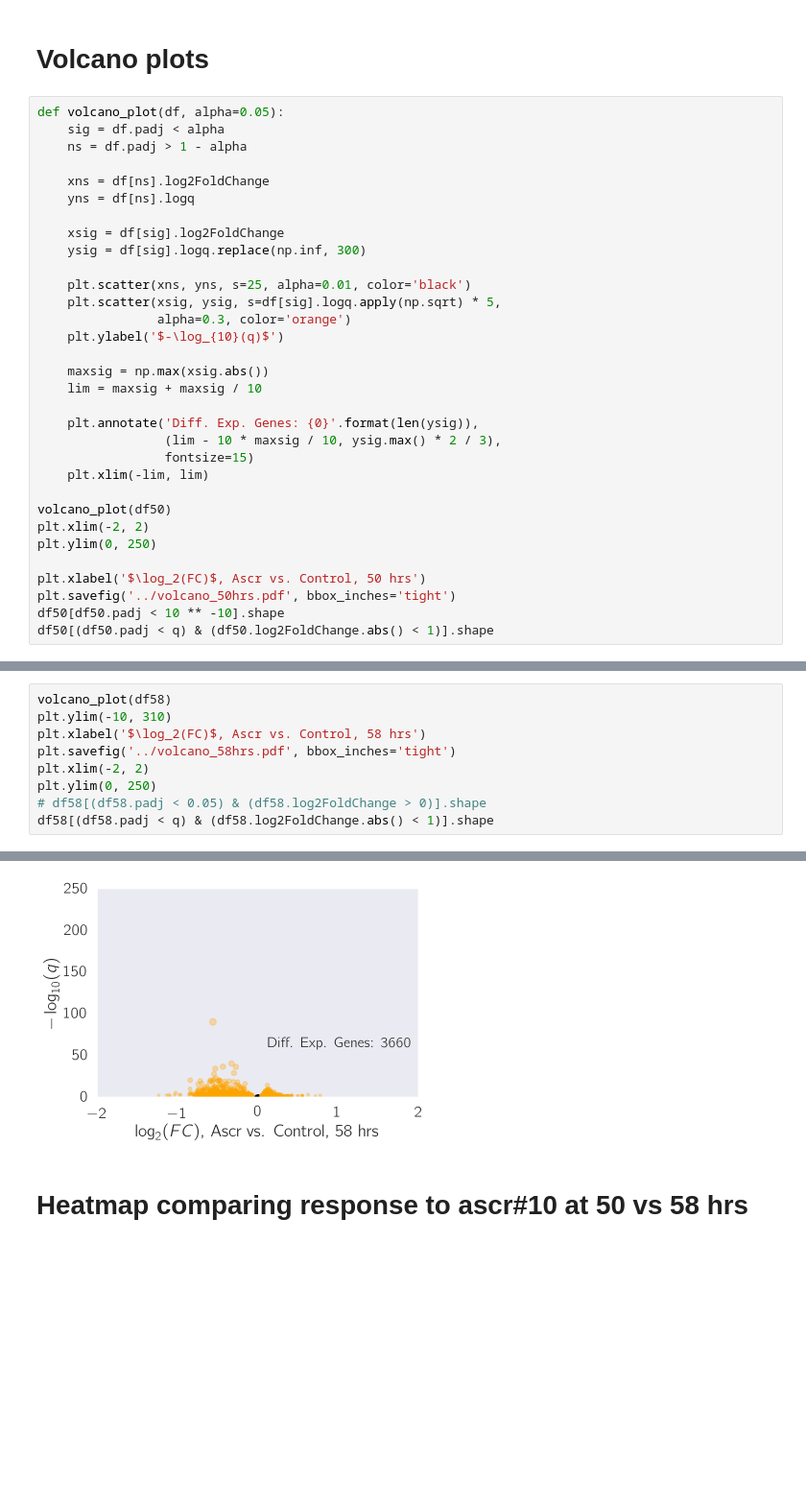
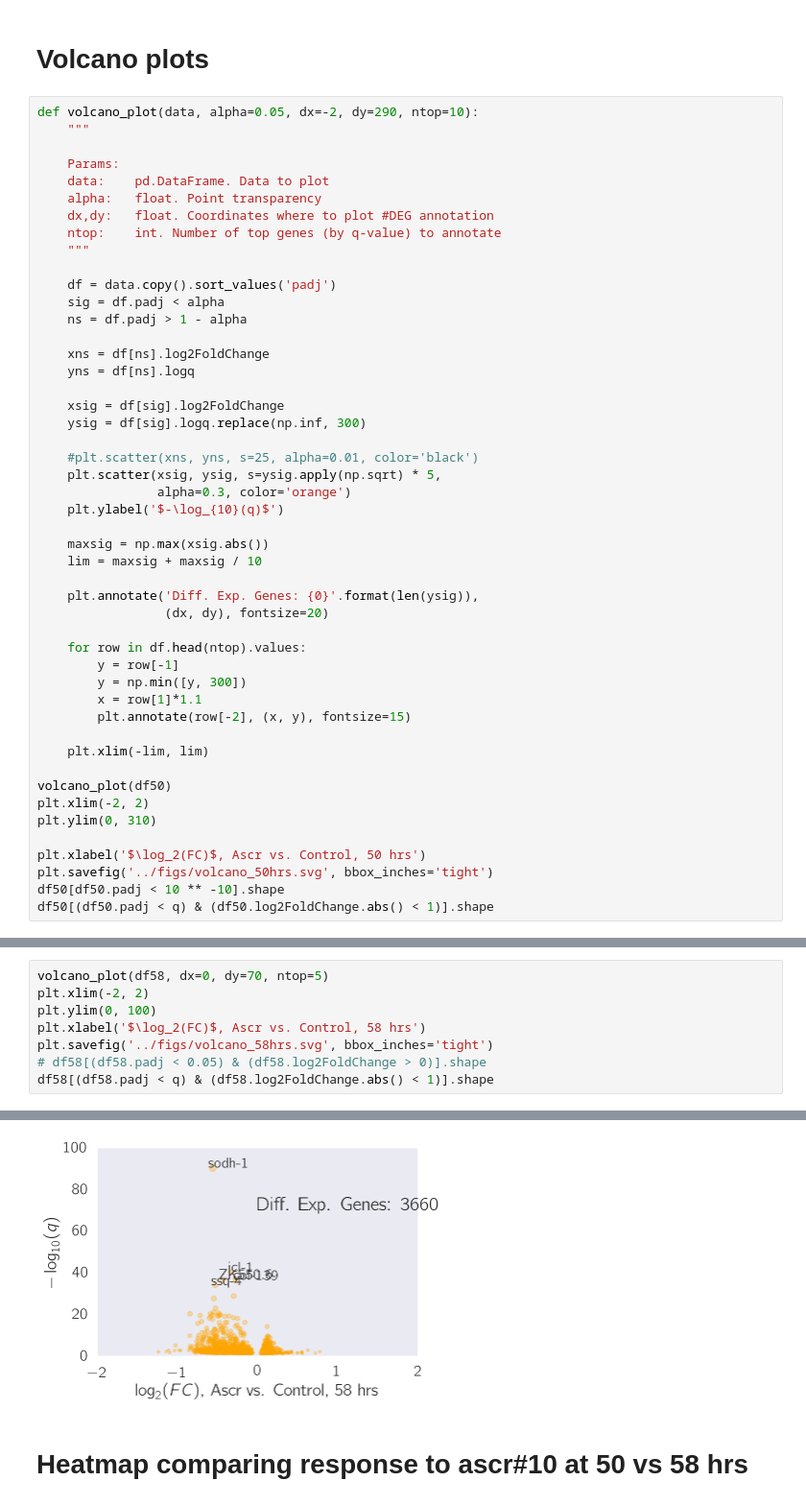
Before and after one commit to dangeles/MalePheromoneRNAseq, a Jupyter notebook: src/analysis.ipynb, the cells around one changed output, grey strips where cells are left out. Shown: that part at 96% size. Drawn from its saved outputs; the diff is of its cells as text; blank space fills up the shorter version.

```diff
--- a/src/analysis.ipynb
+++ b/src/analysis.ipynb
@@ -70,7 +75,17 @@ df50.head()
 # %% [markdown]
 # Volcano plots
 # %%
-def volcano_plot(df, alpha=0.05):
+def volcano_plot(data, alpha=0.05, dx=-2, dy=290, ntop=10):
+    """
+
+    Params:
+    data:    pd.DataFrame. Data to plot
+    alpha:   float. Point transparency
+    dx,dy:   float. Coordinates where to plot #DEG annotation
+    ntop:    int. Number of top genes (by q-value) to annotate
+    """
+
+    df = data.copy().sort_values('padj')
     sig = df.padj < alpha
     ns = df.padj > 1 - alpha
 
@@ -80,8 +95,8 @@ def volcano_plot(df, alpha=0.05):
     xsig = df[sig].log2FoldChange
     ysig = df[sig].logq.replace(np.inf, 300)
 
-    plt.scatter(xns, yns, s=25, alpha=0.01, color='black')
-    plt.scatter(xsig, ysig, s=df[sig].logq.apply(np.sqrt) * 5,
+    #plt.scatter(xns, yns, s=25, alpha=0.01, color='black')
+    plt.scatter(xsig, ysig, s=ysig.apply(np.sqrt) * 5,
                 alpha=0.3, color='orange')
     plt.ylabel('$-\log_{10}(q)$')
 
@@ -89,16 +104,22 @@ def volcano_plot(df, alpha=0.05):
     lim = maxsig + maxsig / 10
 
     plt.annotate('Diff. Exp. Genes: {0}'.format(len(ysig)),
-                 (lim - 10 * maxsig / 10, ysig.max() * 2 / 3),
-                 fontsize=15)
+                 (dx, dy), fontsize=20)
+
+    for row in df.head(ntop).values:
+        y = row[-1]
+        y = np.min([y, 300])
+        x = row[1]*1.1
+        plt.annotate(row[-2], (x, y), fontsize=15)
+
     plt.xlim(-lim, lim)
 
 volcano_plot(df50)
 plt.xlim(-2, 2)
-plt.ylim(0, 250)
+plt.ylim(0, 310)
 
 plt.xlabel('$\log_2(FC)$, Ascr vs. Control, 50 hrs')
-plt.savefig('../volcano_50hrs.pdf', bbox_inches='tight')
+plt.savefig('../figs/volcano_50hrs.svg', bbox_inches='tight')
 df50[df50.padj < 10 ** -10].shape
 df50[(df50.padj < q) & (df50.log2FoldChange.abs() < 1)].shape
 # %% [output]
@@ -107,15 +128,14 @@ df50[(df50.padj < q) & (df50.log2FoldChange.abs() < 1)].shape
 # %%
-volcano_plot(df58)
-plt.ylim(-10, 310)
+volcano_plot(df58, dx=0, dy=70, ntop=5)
+plt.xlim(-2, 2)
+plt.ylim(0, 100)
 plt.xlabel('$\log_2(FC)$, Ascr vs. Control, 58 hrs')
-plt.savefig('../volcano_58hrs.pdf', bbox_inches='tight')
-plt.xlim(-2, 2)
-plt.ylim(0, 250)
+plt.savefig('../figs/volcano_58hrs.svg', bbox_inches='tight')
 # df58[(df58.padj < 0.05) & (df58.log2FoldChange > 0)].shape
 df58[(df58.padj < q) & (df58.log2FoldChange.abs() < 1)].shape
 # %% [output]
 (3654, 8)
-[figure, old version]
+[figure, new version]
 # %% [markdown]
 # Heatmap comparing response to ascr#10 at 50 vs 58 hrs
 # %%
```
Also changed, not shown: parts of 17 cells of this notebook, 3 other files.
